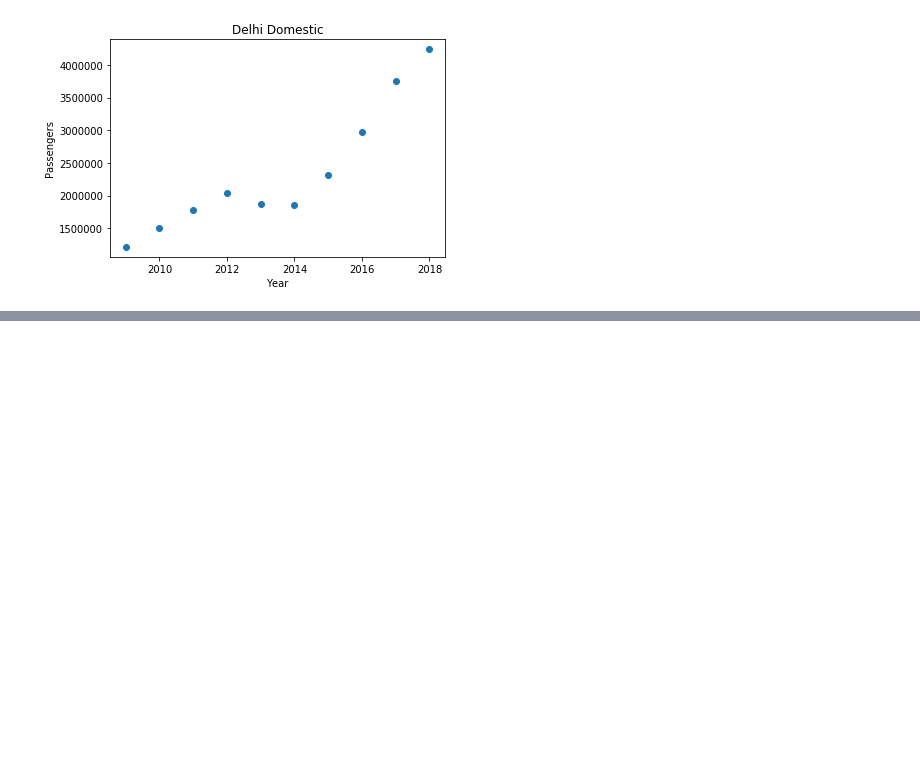
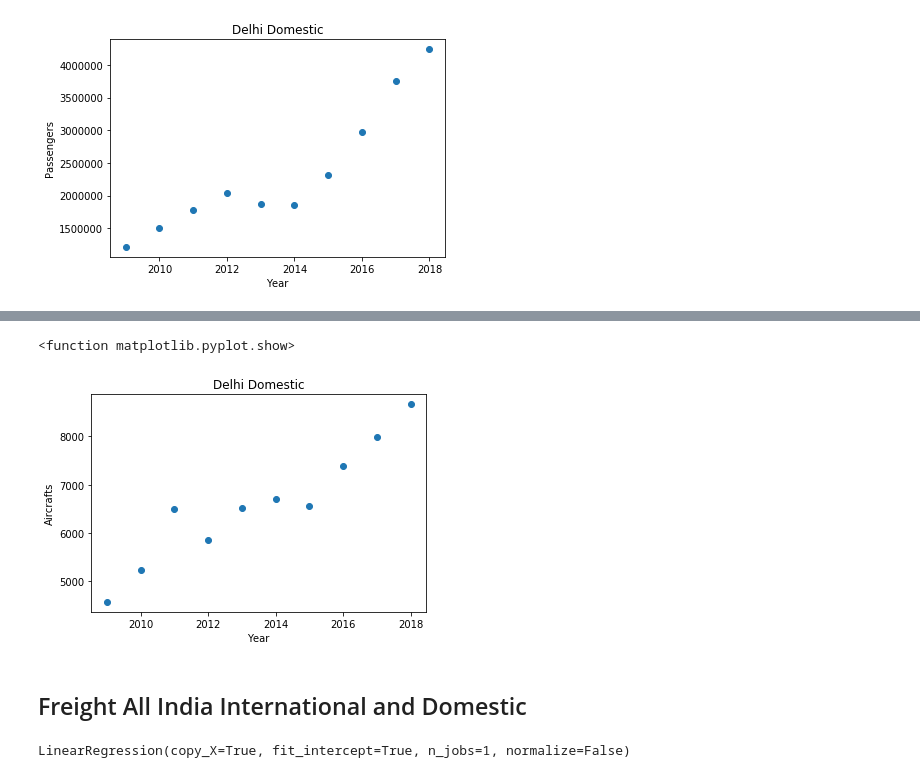
Before and after one commit to kushalguptadeveloper/Airport-Authority-Of-India-Internship-Project, a Jupyter notebook: AAI.ipynb, the cells around one changed output, grey strips where cells are left out. Cells and saved outputs as stored; diff of their text form; code cells hidden in the pictures; blank space fills up the shorter version.

```diff
--- a/AAI.ipynb
+++ b/AAI.ipynb
@@ -211,0 +302,26 @@ plt.show
+# %%
+plt.scatter(X_feb,Y_feb_aircraft_international_delhi)
+plt.title("Delhi Domestic")
+plt.ylabel("Aircrafts")
+plt.xlabel("Year")
+plt.show
+# %% [output]
+<function matplotlib.pyplot.show>
+[figure, added]
+# %% [markdown]
+## Freight All India International and Domestic
+# %%
+
+feb_freight = pd.read_csv("//Users/kushalgupta/Downloads/Main/2. Feb/Comma Delimited/Freight/All India.csv")
+feb_freight = feb_freight.iloc[0:10,:]
+feb_freight.columns = ["year","international","domestic","total"]
+X_feb = feb_freight["year"].values.reshape(-1,1)
+Y_feb_freight_international = feb_freight["international"]
+alg_feb_freight_international = LinearRegression()
+alg_feb_freight_international.fit(X_feb,Y_feb_freight_international)
+
+Y_feb_freight_domestic = feb_aircraft["domestic"]
+alg_feb_freight_domestic = LinearRegression()
+alg_feb_freight_domestic.fit(X_feb,Y_feb_freight_domestic)
+# %% [output]
+LinearRegression(copy_X=True, fit_intercept=True, n_jobs=1, normalize=False)
```
Also changed, not shown: parts of 30 cells of this notebook.
